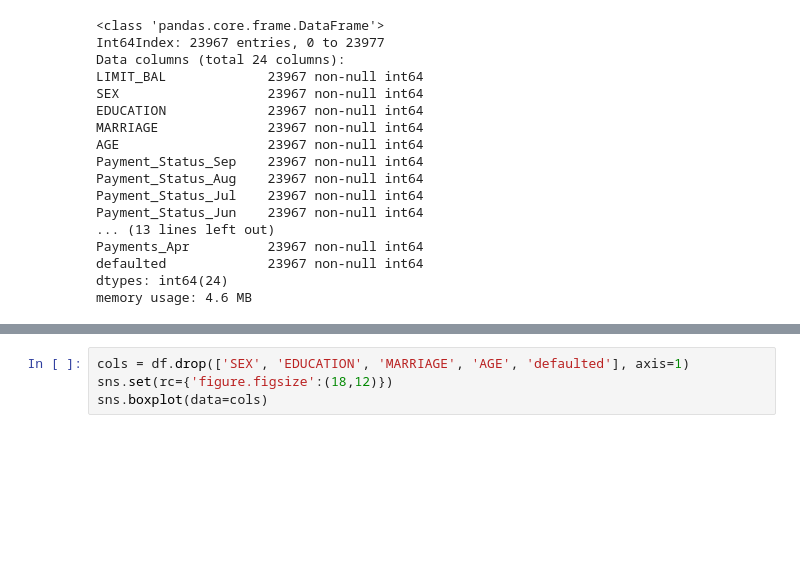
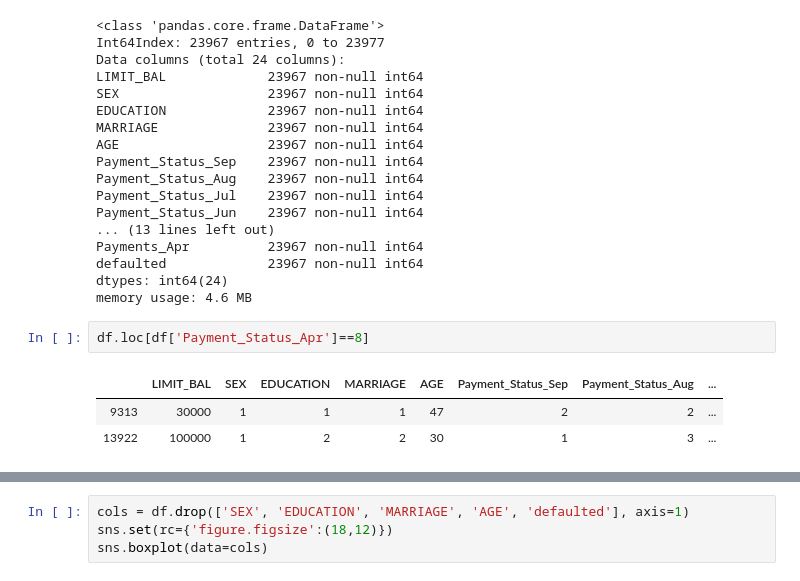
Before and after one commit to jmcneilkeller/Taiwanese_Credit_Card_Defaul, a Jupyter notebook: Taiwan_Repaired.ipynb, the cells around one changed output, grey strips where cells are left out. Cells and saved outputs as stored; diff of their text form; blank space fills up the shorter version.

```diff
--- a/Taiwan_Repaired.ipynb
+++ b/Taiwan_Repaired.ipynb
@@ -384,3 +384,9 @@ Payments_Apr          23967 non-null int64
 defaulted             23967 non-null int64
 dtypes: int64(24)
 memory usage: 4.6 MB
+# %%
+df.loc[df['Payment_Status_Apr']==8]
+# %% [output]
+|  | LIMIT_BAL | SEX | EDUCATION | MARRIAGE | AGE | Payment_Status_Sep | Payment_Status_Aug | ... |
+| 9313 | 30000 | 1 | 1 | 1 | 47 | 2 | 2 | ... |
+| 13922 | 100000 | 1 | 2 | 2 | 30 | 1 | 3 | ... |
```
Also changed, not shown: parts of 1 cell of this notebook.
